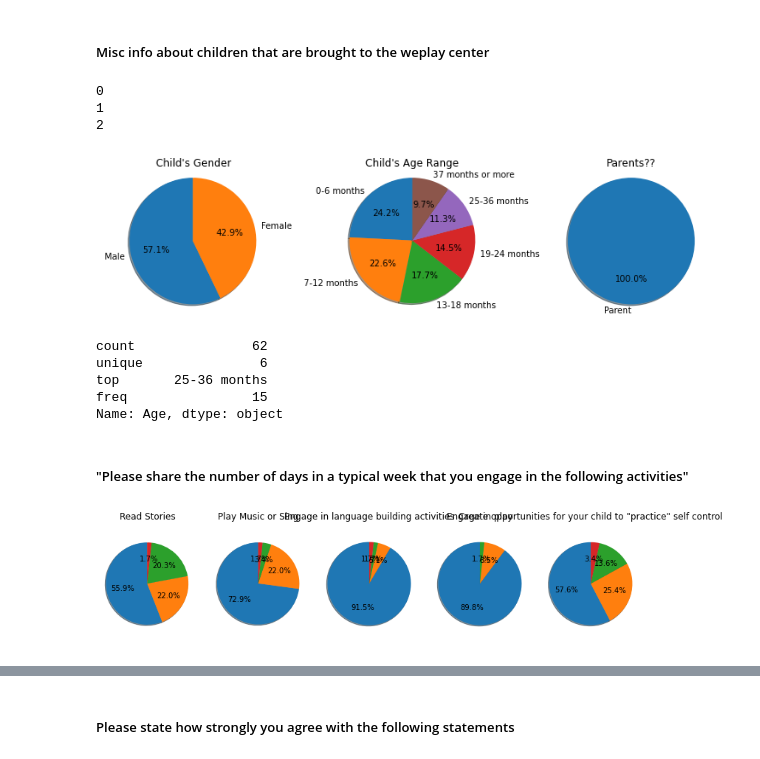
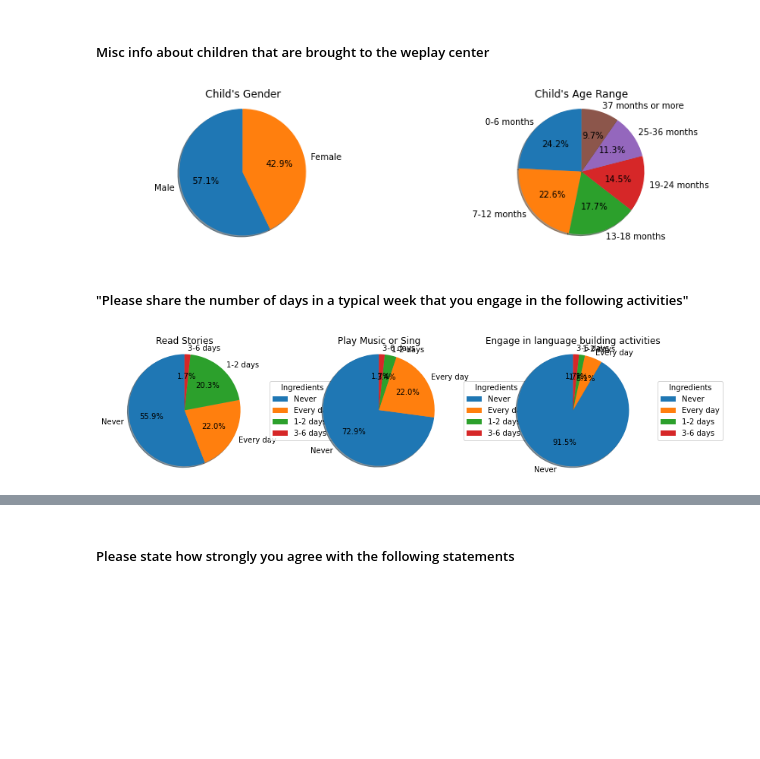
Before and after one commit to renarepenning/weplaynoladata, a Jupyter notebook: MilestoneTwo.ipynb, the cells around one changed output, grey strips where cells are left out. Drawn from its saved outputs; the diff is of its cells as text; code cells hidden in the pictures; blank space fills up the shorter version.

Commit message:
graph plotting function

```diff
--- a/MilestoneTwo.ipynb
+++ b/MilestoneTwo.ipynb
@@ -57,41 +81,51 @@ path = renapath  # path to manually cleaned excels
 > Children means under 18
 # %%
 familySurveyDf = pd.read_excel(path + "FamilySurvey" + ".xlsx")
-# "Resp" = Respondant
+familySurveyDf
+#"Resp" = Respondant
 adult_FD = familySurveyDf.iloc[1:, :10]
 adult_FD.columns = [["Resp_Gender", "Resp_Age", "Resp_Race", "Adults", "Children", "Zip", "OMIT", "Avg_Income", "highest_edu", "visits_Monthly"]]
 adult_FD.drop(columns=["OMIT"], inplace=True)
+labels = [
+    ["Male"]
+]
 
 fig1, ax1 = plt.subplots(nrows=1,ncols=9,figsize=(15,3))
 for i, c in enumerate(adult_FD.columns):
     if i != 6:
-        ax1[i].pie(adult_FD[c].value_counts(), autopct='%1.1f%%', #labels=["Yes", "No"],
+        wedges, texts, autotexts = ax1[i].pie(adult_FD[c].value_counts(), autopct='%1.1f%%', #labels=["Yes", "No"],
                 shadow=True, startangle=90)
+#        labels = adult_FD[c].unique()
+#         ax1.legend(wedges, #labels[i],
+#             title="Legend",
+#             loc="center left",
+#             bbox_to_anchor=(1, 0, 0.5, 1))
         ax1[i].set_title(adult_FD.columns[i])
-        #ax1[i].set_xlabel('hi', fontsize = 20, color = 'red')
         ax1[i].axis('equal')  # Equal aspect ratio ensures that pie is drawn as a circle.
 plt.show()
+
+#plotPies(adult_FD, labels)
 # %% [output]
 [figure]
 # %% [markdown]
 #### Info about how parents found the we play center
 # %%
-## DF with info on how they found WPC
-cols = ["Sign/Poster/flyer", "Friend", "Website", "Social Media", "Other org", "Laf-Fau Housing Office", "Other"]
+how_found_WPC = familySurveyDf.iloc[1:, 10:17]
+how_found_WPC.columns = ["Sign/Poster/flyer", "Friend", "Website", "Social Media", "Other org", "Laf-Fau Housing Office", "Other"]
 
-how_found_WPC = familySurveyDf.iloc[1:, 10:17]
-how_found_WPC.columns = [cols]
 
 fig1, ax1 = plt.subplots(nrows=1,ncols=7,figsize=(13,3))
 for i, c in enumerate(cols):
     ax1[i].pie(how_found_WPC[c].isna().value_counts(), autopct='%1.1f%%', labels=["Yes", "No"],
             shadow=True, startangle=90)
     ax1[i].set_title(cols[i])
-    #ax1[i].set_xlabel(cols[i], fontsize = 12, color = 'black')
     ax1[i].axis('equal')  # Equal aspect ratio ensures that pie is drawn as a circle.
 plt.show()
+# cite: https://matplotlib.org/stable/gallery/pie_and_polar_charts/pie_features.html
 
-# cite: https://matplotlib.org/stable/gallery/pie_and_polar_charts/pie_features.html
+# numCols = 7
+# plotPies(how_found_WPC, ["Yes", "No"], numCols, how_found_WPC.columns)
+# This wont work bc it has the is na function
 # %% [output]
 [figure]
 # %% [markdown]
@@ -99,53 +133,43 @@ plt.show()
 # %%
 child_FD = familySurveyDf.iloc[1:, 17:24] # combined 18/19 into 17 manually
 child_FD.columns = ["Gender", "Age", "age2", "age3", "parent", "age4", "misc"]
-child_FD.drop(columns=["age2", "age3", "age4", "misc"], inplace=True)
+child_FD.drop(columns=["age2", "age3", "age4", "misc", "parent"], inplace=True)
 labels = [ ["Male", "Female"],
-          ["0-6 months", "7-12 months", "13-18 months", "19-24 months", "25-36 months", "37 months or more"],
-          ["Parent"] ]
+          ["0-6 months", "7-12 months", "13-18 months", "19-24 months", "25-36 months", "37 months or more"]]
 child_FD["Gender"][~(child_FD.Gender == 'Male' ) & ~(child_FD.Gender == 'Female')] = np.nan
-child_FD["parent"][~(child_FD.parent == 'Parent')] = np.nan
 
-titles = ["Child's Gender", "Child's Age Range", "Parents??"]
-fig1, ax1 = plt.subplots(nrows=1,ncols=3,figsize=(13,3))
+titles = ["Child's Gender", "Child's Age Range"]
+fig1, ax1 = plt.subplots(nrows=1,ncols=2,figsize=(13,3))
 for i, c in enumerate(child_FD.columns):
-    print(i)
     ax1[i].pie(child_FD[c].value_counts(), autopct='%1.1f%%',
             shadow=True, startangle=90, labels=labels[i])
     ax1[i].set_title(titles[i])
-    ax1[i].axis('equal')  # Equal aspect ratio ensures that pie is drawn as a circle.
+    ax1[i].axis('equal')
 plt.show()
-
-child_FD["Age"].describe()
-## note: what is the parent column
 
 ##
 ## HOW TO GET THE LABELS FOR AGE TO BE RIGHT
 ##
 # %% [output]
-0
-1
-2
-[figure, old version]
+[figure, new version]
-count               62
-unique               6
-top       25-36 months
-freq                15
-Name: Age, dtype: object
 # %% [markdown]
 ##### "Please share the number of days in a typical week that you engage in the following activities"
 # %%
-daysActivitys_FD = familySurveyDf.iloc[1:, 24:29]
+daysActivitys_FD = familySurveyDf.iloc[1:, 24:27]
 daysActivitys_FD.columns = ["Read Stories", "Play Music or Sing",
-                     "Engage in language building activities",
-                    'Engage in play', 'Create opportunities for your child to "practice" self control']
+                     "Engage in language building activities"]
+labels = ['Never', 'Every day', '1-2 days', '3-6 days']
 
-fig1, ax1 = plt.subplots(nrows=1,ncols=5,figsize=(13,3))
+fig1, ax1 = plt.subplots(nrows=1,ncols=3,figsize=(13,3))
 for i, c in enumerate(daysActivitys_FD.columns):
     ax = ax1[i].pie(daysActivitys_FD[c].value_counts(), autopct='%1.1f%%',
-            shadow=True, startangle=90)#, labels=C)
+            shadow=True, startangle=90, labels=labels)
     ax1[i].set_title(c)
-    ax1[i].axis('equal')  # Equal aspect ratio ensures that pie is drawn as a circle.
+    ax1[i].axis('equal')
+    ax1[i].legend(ax[0], labels,
+          title="Ingredients",
+          loc="center left",
+          bbox_to_anchor=(1, 0, 0.5, 1))
 plt.show()
 # %% [output]
-[figure, old version]
+[figure, new version]
```
Also changed, not shown: parts of 25 cells of this notebook.
